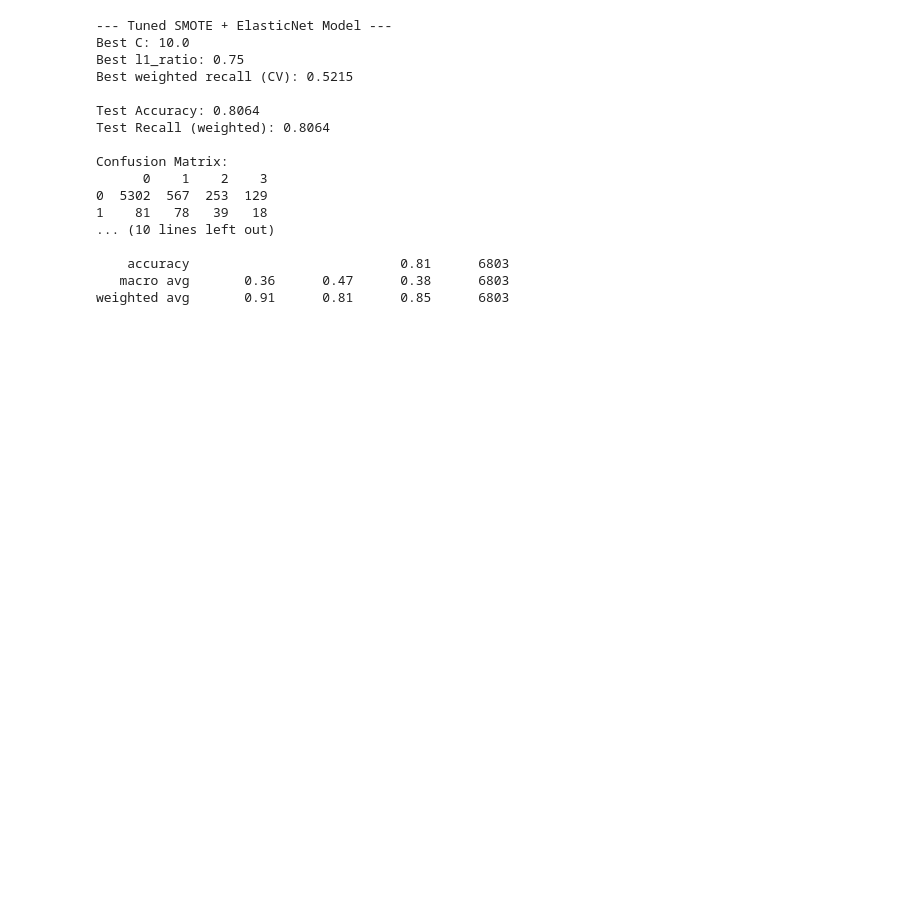
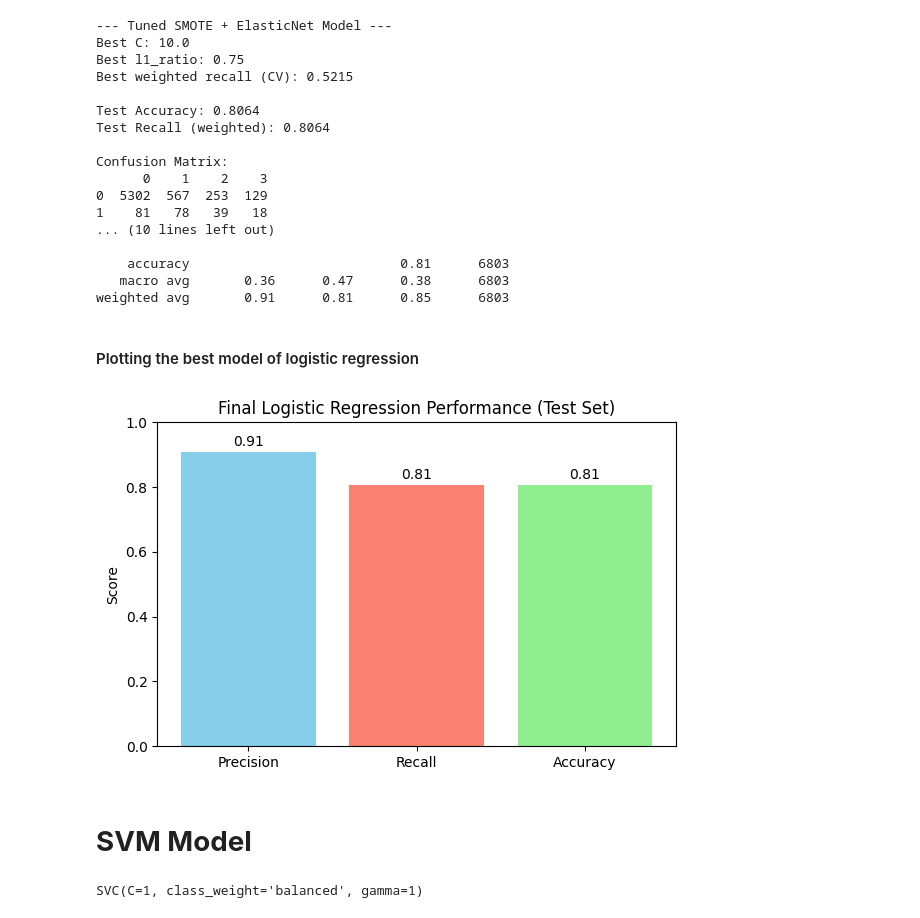
Before and after one commit to anfelipecb/conflict-prediction-ml, a Jupyter notebook: training/models_AE.ipynb, the cells around one changed output. Cells and saved outputs as stored; diff of their text form; code cells hidden in the pictures; blank space fills up the shorter version.

```diff
--- a/training/models_AE.ipynb
+++ b/training/models_AE.ipynb
@@ -175,3 +124,57 @@ Confusion Matrix:
     accuracy                           0.81      6803
    macro avg       0.36      0.47      0.38      6803
 weighted avg       0.91      0.81      0.85      6803
+# %% [markdown]
+#### Plotting the best model of logistic regression
+# %%
+from sklearn.linear_model import LogisticRegression
+from sklearn.metrics import precision_score, recall_score, accuracy_score
+import matplotlib.pyplot as plt
+
+# Re-train using best parameters
+final_model = LogisticRegression(
+    solver='saga',
+    penalty='elasticnet',
+    max_iter=1000,
+    C=grid.best_params_['C'],
+    l1_ratio=grid.best_params_['l1_ratio'],
+    random_state=42
+)
+final_model.fit(X_train_smote, y_train_smote)
+
+# Predict on test set
+y_pred_final = final_model.predict(X_test_scaled)
+
+# Compute metrics
+precision = precision_score(y_test, y_pred_final, average='weighted')
+recall = recall_score(y_test, y_pred_final, average='weighted')
+accuracy = accuracy_score(y_test, y_pred_final)
+
+# Plotting
+metrics = ['Precision', 'Recall', 'Accuracy']
+scores = [precision, recall, accuracy]
+
+plt.figure(figsize=(6, 4))
+bars = plt.bar(metrics, scores, color=['skyblue', 'salmon', 'lightgreen'])
+plt.ylim(0, 1)
+plt.title('Final Logistic Regression Performance (Test Set)')
+plt.ylabel('Score')
+
+# Add score values on top
+for bar, score in zip(bars, scores):
+    plt.text(bar.get_x() + bar.get_width()/2, bar.get_height() + 0.01,
+             f'{score:.2f}', ha='center', va='bottom', fontsize=10)
+
+plt.tight_layout()
+plt.show()
+# %% [output]
+[figure, added]
+# %% [markdown]
+# **SVM Model**
+# %%
+from sklearn.svm import SVC
+
+nlsvm = SVC(kernel="rbf", C=1, gamma=1, class_weight="balanced")
+nlsvm.fit(X, y)
+# %% [output]
+SVC(C=1, class_weight='balanced', gamma=1)
```
Also changed, not shown: parts of 10 cells of this notebook.
